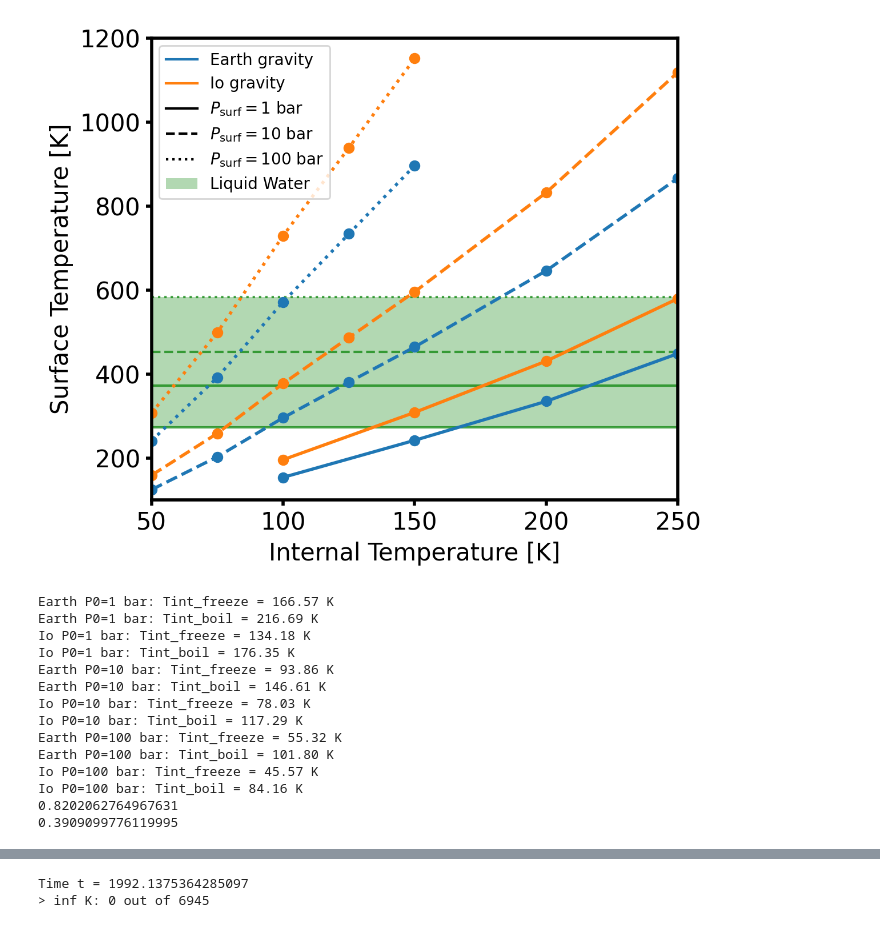
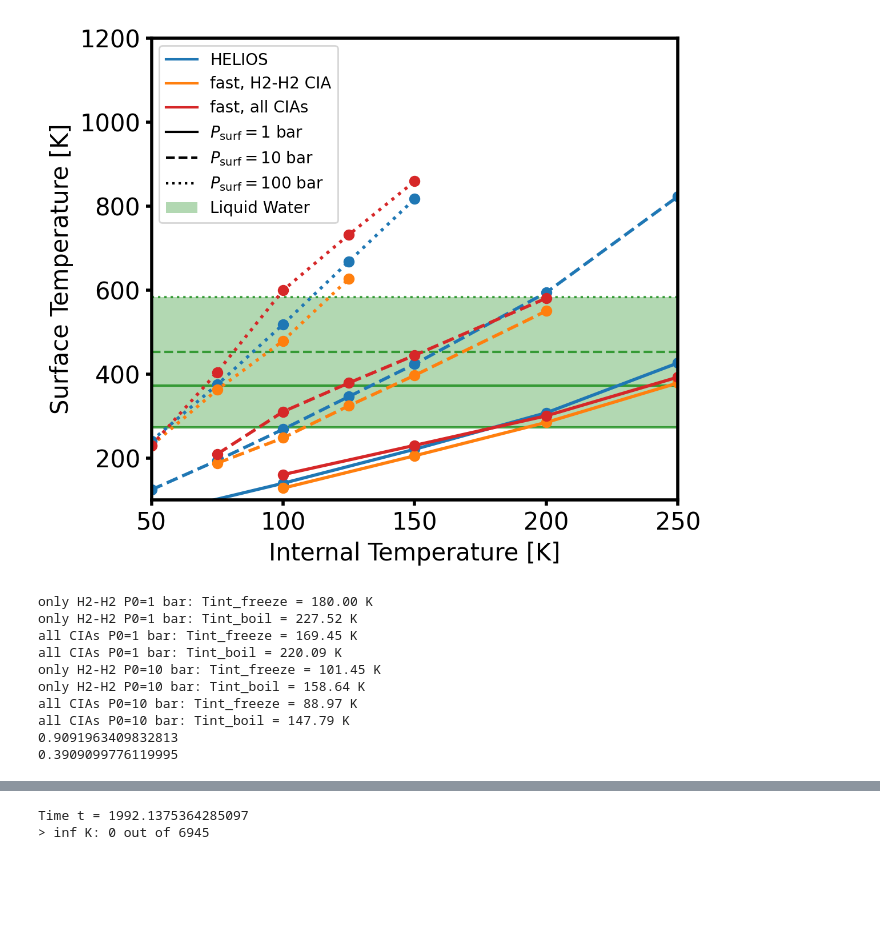
Before and after one commit to DavidDahlbudding/chelio, a Jupyter notebook: analyze/2_CompareTsurf+TimeInHZ.ipynb, the cells around one changed output, grey strips where cells are left out. Cells and saved outputs as stored; diff of their text form; code cells hidden in the pictures; blank space fills up the shorter version.

```diff
--- a/analyze/2_CompareTsurf+TimeInHZ.ipynb
+++ b/analyze/2_CompareTsurf+TimeInHZ.ipynb
@@ -24,23 +25,23 @@ CplusOs = np.array([1e-3, 1e-2, 1e-1])
 CtoOs = np.array([0.1, 0.59, 1.0])
 planets = np.array(['Earth', 'Io'])
 adds = ['', '_aN=1e-4', '_aN=1e-2']
-folder = '../output/EqCond+Remove/'
+folders = np.array(['../output/EqCond+Remove/', '../output/H2dom_H2CIA/', '../output/H2dom_allCIA/'])
 # %%
 # Load the data by performing sweeps inside a loop
 
-loop_over = planets # e.g. planets or N abundances
+loop_over = folders # e.g. planets or N abundances or folders
 # ! adjust fixed parameters accordingly
 
 tsurfs = np.zeros((len(loop_over), len(P0s), len(Tints)))
 
-i_CplusO = 1
+i_CplusO = 2
 i_CtoO = 1
 
 for i_loop, loop_name in enumerate(loop_over):
     for i_P0, p0_val in enumerate(P0s):
 
         fixed_params = {
-            'planet': loop_name,
+            'planet': planets[0],
             'add': adds[0],
             'P0': p0_val,
             'CplusO': CplusOs[i_CplusO],
@@ -49,7 +50,7 @@ for i_loop, loop_name in enumerate(loop_over):
 
         # Perform a sweep over internal temperature
         run_list = load_parameter_sweep(
-            folder,
+            folders[i_loop],
             fixed_params=fixed_params,
             varying_param_name='Tint',
             varying_param_values=Tints
@@ -59,8 +60,9 @@ for i_loop, loop_name in enumerate(loop_over):
 
         # Extract the surface temperature from each run
         # This uses the helper function from plot_utils internally for consistency
-        surf_temps = [_get_scalar_data(run, 't_surf', 0) for run in run_list]
+        surf_temps = [run.temperatures_K[0,0] for run in run_list]
         tsurfs[i_loop, i_P0, :] = surf_temps
 
+
 print(np.sum(np.isnan(tsurfs)), 'of', np.prod(tsurfs.shape))
 # %% [output]
@@ -109,12 +120,13 @@ def increase_size(ax, linewidth=3, fontsize=14, legendcols=1, legendloc='best'):
 # %%
 fig, ax = plt.subplots(figsize=(6, 5))
 linestyles = ['o-', 'o--', 'o:']
-colors = ['tab:blue', 'tab:orange']#, 'tab:red']
+colors = ['tab:blue', 'tab:orange', 'tab:red']
 
 #for i, planet_name in enumerate(planets):
 for i_loop, loop_name in enumerate(loop_over):
     for i_P0, p0_val in enumerate(P0s):
         mask = ~np.isnan(tsurfs[i_loop, i_P0, :])
+        mask = np.logical_and(mask, ~(tsurfs[i_loop, i_P0, :] == 500.))
         ax.plot(
             Tints[mask],
             tsurfs[i_loop, i_P0, mask],
@@ -133,40 +145,42 @@ ax.set_xlim(50, 250)
 ax.set_ylim(100, 1200)
 ax.set_xlabel('Internal Temperature [K]')
 ax.set_ylabel('Surface Temperature [K]')
 
 lgd = ax.legend()
 
+folder_labels = ['HELIOS', 'fast, H2-H2 CIA', 'fast, all CIAs']
 handles, labels = ax.get_legend_handles_labels()
 for i in range(len(colors)):
     handles.append(plt.Line2D([0], [0], color=colors[i]))
-    labels.append(planets[i] + ' gravity')
+    labels.append(folder_labels[i])
+    #labels.append(planets[i] + ' gravity')
     #labels.append(r'$X_\mathrm{N}$ = 0.0' if adds[i] == '' else (r'$X_\mathrm{N}$ = ' + f'{adds[i][-4:]}'))
     #labels.append(r'$X_\mathrm{C+O}$ = ' + f'{CplusOs[i]}')
-for i in range(len(linestyles)):
+for i in range(len(P0s)):
     handles.append(plt.Line2D([0], [0], linestyle=linestyles[i][1:], color='black'))
     labels.append(r'$P_\mathrm{surf}=$' + f'{P0s[i]*1e-6:.0f} bar')
 handles.append(handles[0])
 labels.append(labels[0])
 handles = handles[1:]
 labels = labels[1:]
 #print(len(handles), labels)
 lgd = ax.legend(handles, labels, loc='upper left', fontsize=10)
 
 
 # turn on preferred options
 #set_white(ax)
 increase_size(ax, linewidth=2, fontsize=15, legendloc='no')
 #ax.set_ylabel('')
 plt.tight_layout()
 #plt.savefig(f"images/JulyPoster/CompareGravity_CplusO={CplusOs[i_CplusO]}_CtoO={CtoOs[i_CtoO]}.svg", format="svg", transparent=True)
 
 plt.show()
 # %% [output]
-[figure, old version]
+[figure, new version]
 # %%
 # Calculate internal temperature where surface temperature is equal to freezing point
 
-loop_overs = planets
+loop_overs = folder_labels
 
 Tints_freeze = np.zeros((len(loop_overs), len(P0s)))
 Tints_boil = np.zeros((len(loop_overs), len(P0s)))
@@ -194,19 +208,15 @@ print(np.average(Tints_freeze[1,:]/Tints_freeze[0,:]))
 
 print((1821 / 6371)**(3/4))
 # %% [output]
-Earth P0=1 bar: Tint_freeze = 166.57 K
-Earth P0=1 bar: Tint_boil = 216.69 K
-Io P0=1 bar: Tint_freeze = 134.18 K
-Io P0=1 bar: Tint_boil = 176.35 K
-Earth P0=10 bar: Tint_freeze = 93.86 K
-Earth P0=10 bar: Tint_boil = 146.61 K
-Io P0=10 bar: Tint_freeze = 78.03 K
-Io P0=10 bar: Tint_boil = 117.29 K
-Earth P0=100 bar: Tint_freeze = 55.32 K
-Earth P0=100 bar: Tint_boil = 101.80 K
-Io P0=100 bar: Tint_freeze = 45.57 K
-Io P0=100 bar: Tint_boil = 84.16 K
-0.8202062764967631
+only H2-H2 P0=1 bar: Tint_freeze = 180.00 K
+only H2-H2 P0=1 bar: Tint_boil = 227.52 K
+all CIAs P0=1 bar: Tint_freeze = 169.45 K
+all CIAs P0=1 bar: Tint_boil = 220.09 K
+only H2-H2 P0=10 bar: Tint_freeze = 101.45 K
+only H2-H2 P0=10 bar: Tint_boil = 158.64 K
+all CIAs P0=10 bar: Tint_freeze = 88.97 K
+all CIAs P0=10 bar: Tint_boil = 147.79 K
+0.9091963409832813
 0.3909099776119995
 # %%
 # connect Tsurf to time evolution
```
Also changed, not shown: parts of 7 cells of this notebook, 12 other files.
